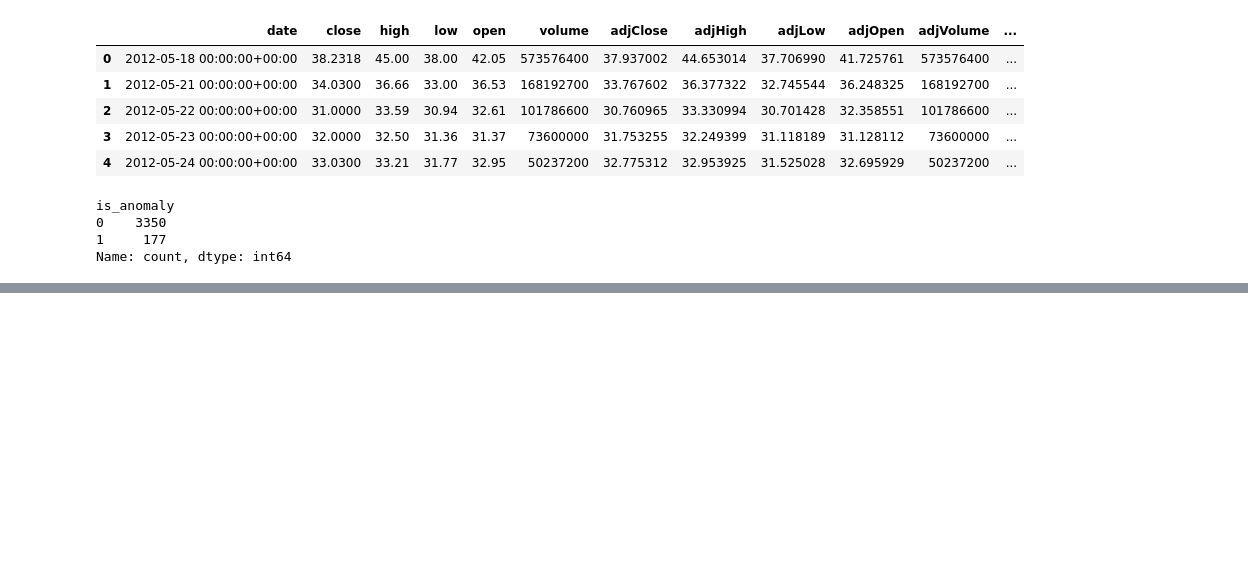
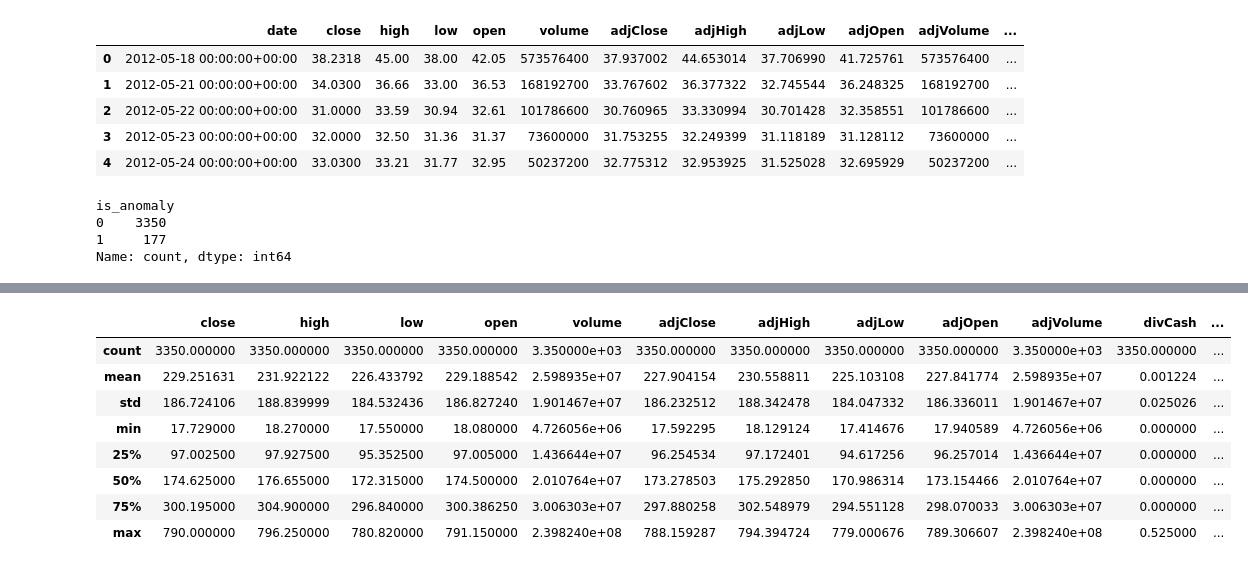
Before and after one commit to suzaladhikari/clarity, a Jupyter notebook: models/isolation.ipynb, the cells around one changed output, grey strips where cells are left out. Drawn from its saved outputs; the diff is of its cells as text; code cells hidden in the pictures; blank space fills up the shorter version.

```diff
--- a/models/isolation.ipynb
+++ b/models/isolation.ipynb
@@ -52,0 +75,13 @@ Name: count, dtype: int64
+# %%
+parker = data[data['is_anomaly'] == 0]
+parker.describe()
+# %% [output]
+|  | close | high | low | open | volume | adjClose | adjHigh | adjLow | adjOpen | adjVolume | divCash | ... |
+| count | 3350.000000 | 3350.000000 | 3350.000000 | 3350.000000 | 3.350000e+03 | 3350.000000 | 3350.000000 | 3350.000000 | 3350.000000 | 3.350000e+03 | 3350.000000 | ... |
+| mean | 229.251631 | 231.922122 | 226.433792 | 229.188542 | 2.598935e+07 | 227.904154 | 230.558811 | 225.103108 | 227.841774 | 2.598935e+07 | 0.001224 | ... |
+| std | 186.724106 | 188.839999 | 184.532436 | 186.827240 | 1.901467e+07 | 186.232512 | 188.342478 | 184.047332 | 186.336011 | 1.901467e+07 | 0.025026 | ... |
+| min | 17.729000 | 18.270000 | 17.550000 | 18.080000 | 4.726056e+06 | 17.592295 | 18.129124 | 17.414676 | 17.940589 | 4.726056e+06 | 0.000000 | ... |
+| 25% | 97.002500 | 97.927500 | 95.352500 | 97.005000 | 1.436644e+07 | 96.254534 | 97.172401 | 94.617256 | 96.257014 | 1.436644e+07 | 0.000000 | ... |
+| 50% | 174.625000 | 176.655000 | 172.315000 | 174.500000 | 2.010764e+07 | 173.278503 | 175.292850 | 170.986314 | 173.154466 | 2.010764e+07 | 0.000000 | ... |
+| 75% | 300.195000 | 304.900000 | 296.840000 | 300.386250 | 3.006303e+07 | 297.880258 | 302.548979 | 294.551128 | 298.070033 | 3.006303e+07 | 0.000000 | ... |
+| max | 790.000000 | 796.250000 | 780.820000 | 791.150000 | 2.398240e+08 | 788.159287 | 794.394724 | 779.000676 | 789.306607 | 2.398240e+08 | 0.525000 | ... |
```
Also changed, not shown: parts of 2 cells of this notebook.
